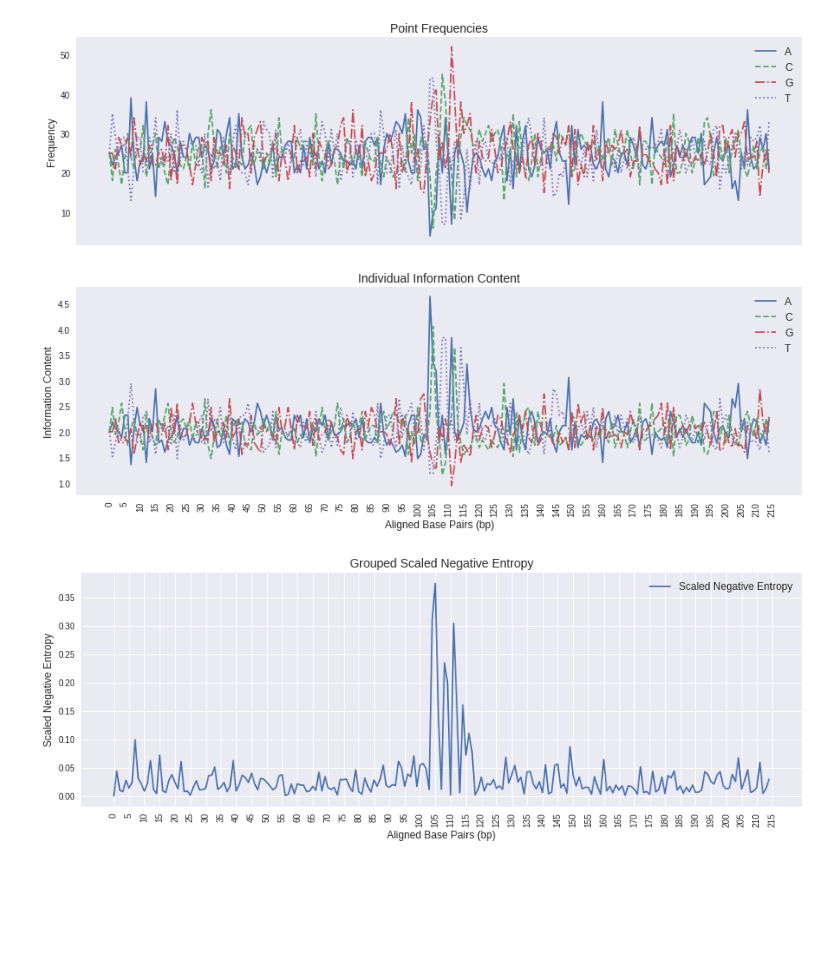
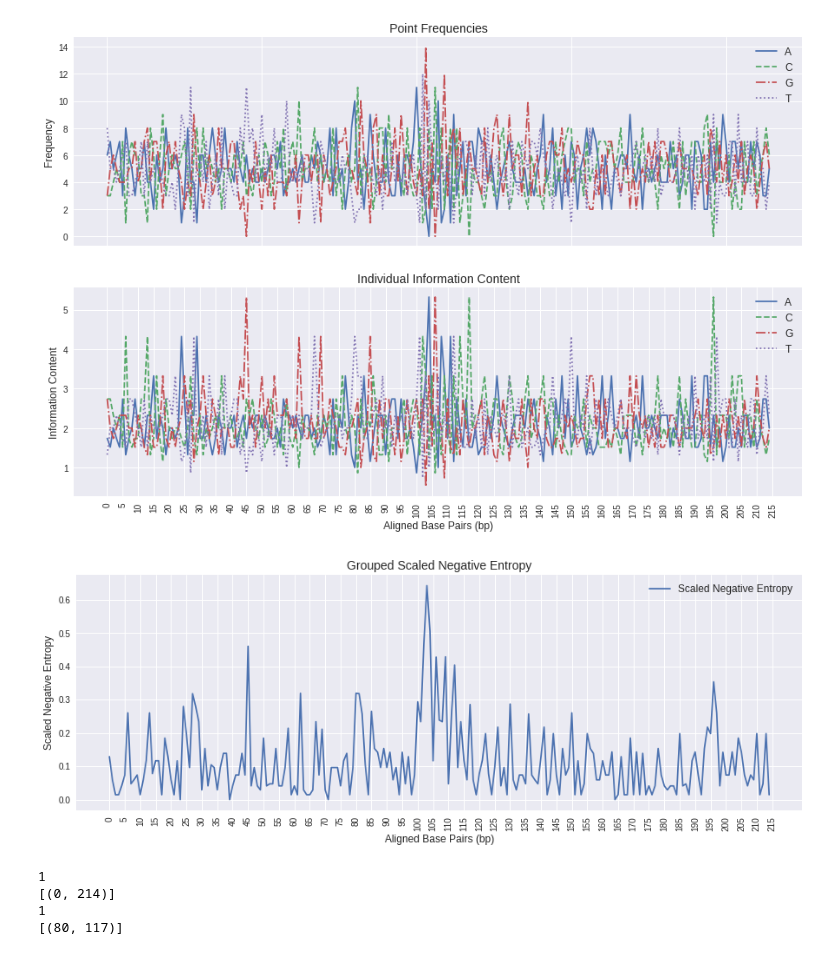
Before and after one commit to BenjaminDoran/bio-unidip-examples, a Jupyter notebook: letters.ipynb, the cells around one changed output. Drawn from its saved outputs; the diff is of its cells as text; code cells hidden in the pictures; blank space fills up the shorter version.

```diff
--- a/letters.ipynb
+++ b/letters.ipynb
@@ -1,13 +1,13 @@
 # %%
 from itertools import cycle
 
-import unidip.unidip.unidip as unidip
+from unidip import UniDip
 import numpy as np
 import pandas as pd
 from Bio import motifs
 from util import *
 
 import matplotlib.pyplot as plt
-plt.style.use("seaborn-dark")
+plt.style.use("seaborn")
 # %%
 # Poly A
@@ -23,8 +23,7 @@ strings = genMutStrs(pattern="ACTGTGCACGTGACG", mut_num=6, insert_num=1, noise_l
 seqs = motifs.create(strings)
 # %%
 # mis-aligned
-strings = genMutStrs(pattern="ACTGTGCACGTGACG", mut_num=6, insert_num=1, noise_len=100, noise_var=3, number=100)
-strings = [s[:215] for s in strings]
+labs, strings = gen_mut_strs("ACTGTGCACGTGACG", 1, 20, 100, min_offset=0, max_offset=80, mutate_number=0)
 seqs = motifs.create(strings)
 # %%
 plt.figure(figsize=[15, 15])
@@ -58,28 +57,37 @@ plt.legend(ic.columns.values, fontsize=12)
 
 plt.show()
 # %% [output]
-[figure, old version]
+[figure, new version]
 # %%
 # negative scaled entropy
-nent = pd.DataFrame(cts).apply(lambda x: -shannonEntropy(x), 1)
-nent -= nent.min()
+nent = pd.DataFrame(cts).apply(lambda x: 2-shannonEntropy(x), 1)
 
 plt.figure(figsize=[15, 5])
 # plt.subplot('313')
 plt.plot(nent, label="Scaled Negative Entropy")
 plt.title("Grouped Scaled Negative Entropy", fontsize=14)
 plt.ylabel("Scaled Negative Entropy", fontsize=12)
 plt.xlabel("Aligned Base Pairs (bp)", fontsize=12)
 plt.xticks(range(0,len(strings[0])+1,5), rotation='vertical')
 plt.legend(fontsize=12)
 
 plt.show()
 # %% [output]
-[figure, old version]
+[figure, new version]
 # %%
-res = unidip.unidip(np.array(nent), is_hist=True)
+uni = UniDip(np.array(nent), is_hist=True)
+res = uni.run()
 print(len(res))
 print(res)
+if len(res) == 1:
+    res = [uni._get_full_interval(res[0])]
+print(len(res))
+print(res)
+# %% [output]
+1
+[(0, 214)]
+1
+[(80, 117)]
 # %%
 fig, ax = plt.subplots(1,1, figsize=[15, 5])
 plt.plot(nent, label="Scaled Negative Entropy")
```
Also changed, not shown: parts of 4 cells of this notebook, 15 other files.
